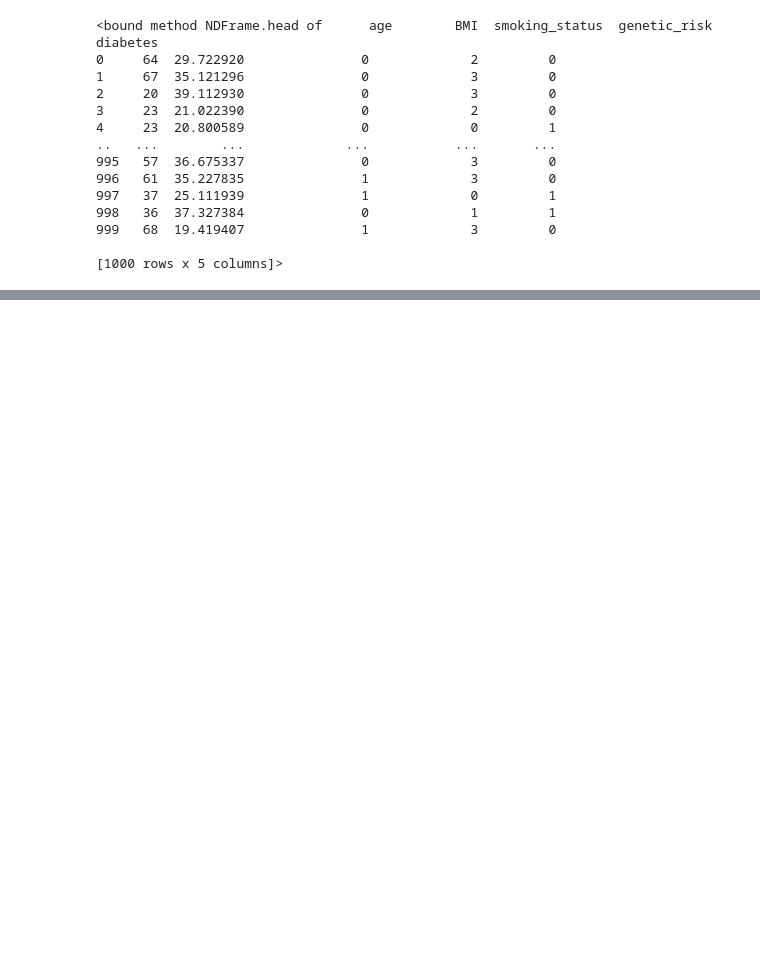
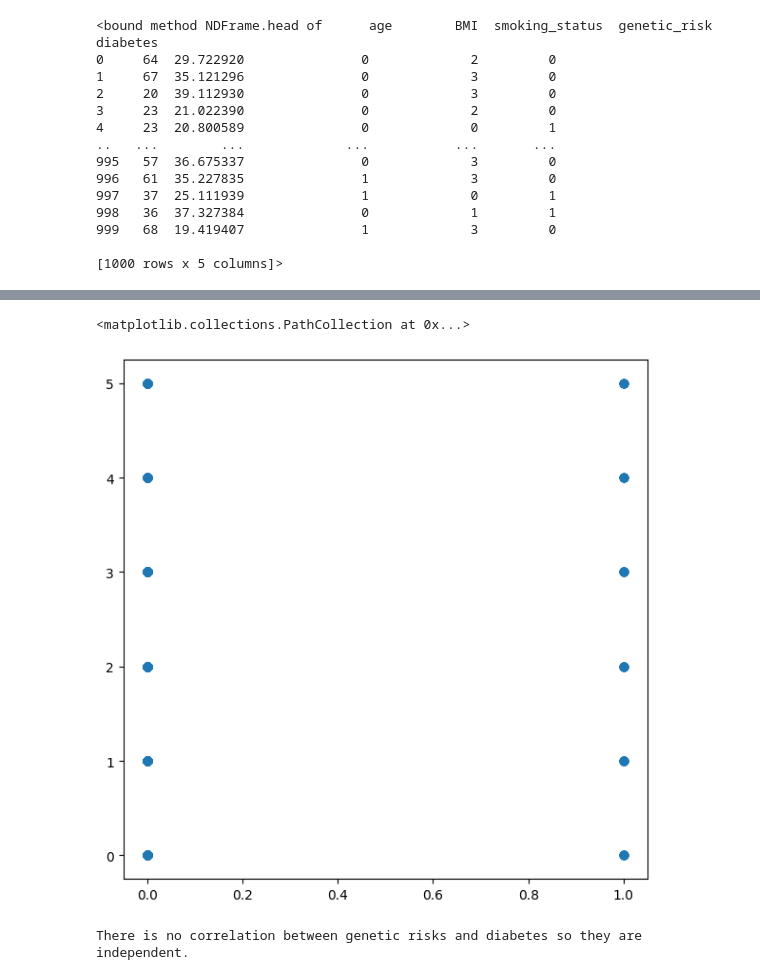
Before and after one commit to nmannan97/MSDA-class-work, a Jupyter notebook: DATA-202/Assignment1.ipynb, the cells around one changed output, grey strips where cells are left out. Drawn from its saved outputs; the diff is of its cells as text; code cells hidden in the pictures; blank space fills up the shorter version.

```diff
--- a/DATA-202/Assignment1.ipynb
+++ b/DATA-202/Assignment1.ipynb
@@ -110,0 +142,10 @@ dataframe.head
+# %%
+genetic_num = dataframe['genetic_risk'].to_list()
+plt.scatter(diabetes_num, genetic_num)
+# %% [output]
+<matplotlib.collections.PathCollection at 0x...>
+[figure, added]
+# %%
+print("There is no correlation between genetic risks and diabetes so they are independent.")
+# %% [output]
+There is no correlation between genetic risks and diabetes so they are independent.
```
Also changed, not shown: parts of 10 cells of this notebook, 3 other files.
